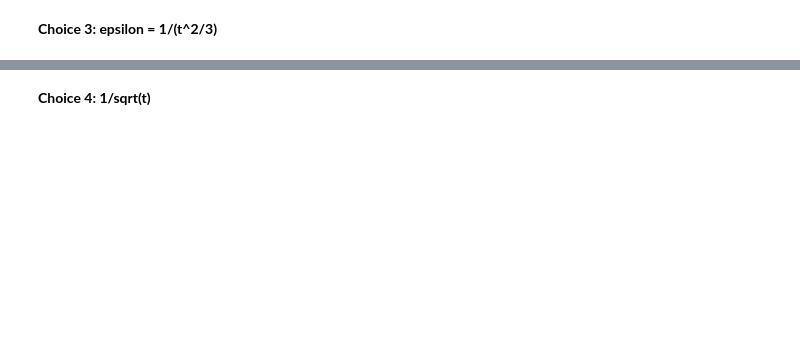
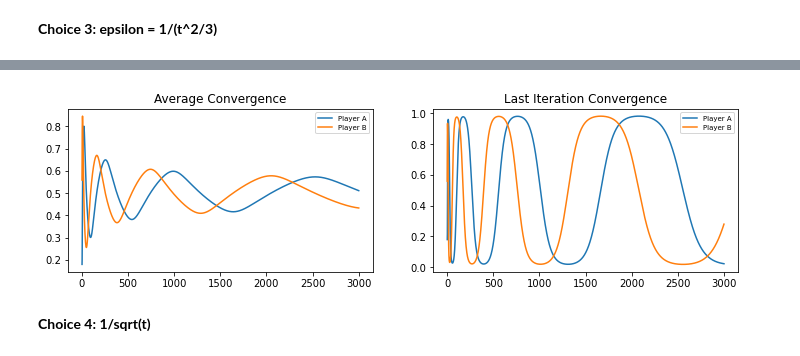
Before and after one commit to rishishah02/algo-econ, a Jupyter notebook: Project2/Project_2 .ipynb, the cells around one changed output, grey strips where cells are left out. Drawn from its saved outputs; the diff is of its cells as text; code cells hidden in the pictures; blank space fills up the shorter version.

```diff
--- a/Project2/Project_2 .ipynb
+++ b/Project2/Project_2 .ipynb
@@ -178,3 +199,7 @@ last_conv(last_conv_a, last_conv_b)
+# %%
+time_plot(avg_conv_a, avg_conv_b, last_conv_a, last_conv_b)
+# %% [output]
+[figure, added]
 # %% [markdown]
 **Choice 4: 1/sqrt(t)**
 # %%
```
Also changed, not shown: parts of 76 cells of this notebook.
